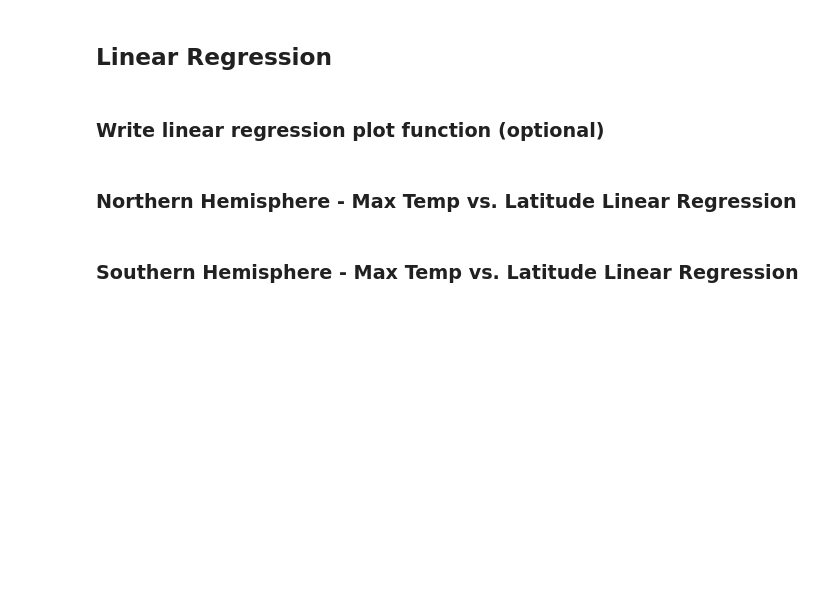
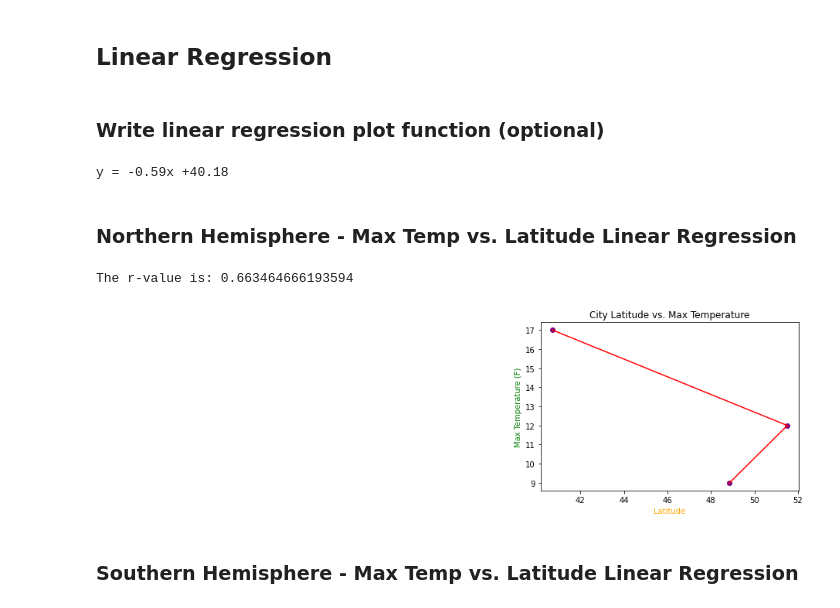
Before and after one commit to WilliamRoll/Python-API-Challenge, a Jupyter notebook: WeatherPy/WeatherPy.ipynb, the cells around one changed output. Drawn from its saved outputs; the diff is of its cells as text; code cells hidden in the pictures; blank space fills up the shorter version.

Commit message:
WeatherPy script; linear regression line script is working, scatter plot with regression line is showing

```diff
--- a/WeatherPy/WeatherPy.ipynb
+++ b/WeatherPy/WeatherPy.ipynb
@@ -188,8 +189,39 @@ plt.show()
 ## Linear Regression
 # %% [markdown]
 ### Write linear regression plot function (optional)
+# %%
+# Perform a linear regression on temperature vs. latitude
+(slope, intercept, rvalue, pvalue, stderr) = stats.linregress(weather_data['Lat'], weather_data['Max Temp'])
+
+# Get regression values
+regress_values = weather_data['Max Temp'] * slope + intercept
+#print(regress_values)
+
+# Create line equation string
+line_eq = "y = " + str(round(slope,2)) + "x +" + str(round(intercept,2))
+print(line_eq)
+# %% [output]
+y = -0.59x +40.18
 # %% [markdown]
 ###  Northern Hemisphere - Max Temp vs. Latitude Linear Regression
+# %%
+# Create Plot
+plt.scatter(weather_data['Lat'], weather_data['Max Temp'], color = "purple")
+plt.plot(weather_data['Lat'], weather_data['Max Temp'],"r-")
+plt.xlabel("Latitude", color = "orange")
+plt.ylabel("Max Temperature (F)", color = "green")
+plt.title("City Latitude vs. Max Temperature")
+# Label plot and annotate the line equation
+plt.annotate(line_eq,(20,15),fontsize=15,color="red")
+
+# Print r value
+print(f"The r-value is: {rvalue**2}")
+
+# Show plot
+plt.show()
+# %% [output]
+The r-value is: 0.663464666193594
+[figure, added]
 # %% [markdown]
 ###  Southern Hemisphere - Max Temp vs. Latitude Linear Regression
 # %% [markdown]
```
Also changed, not shown: parts of 1 cell of this notebook.
